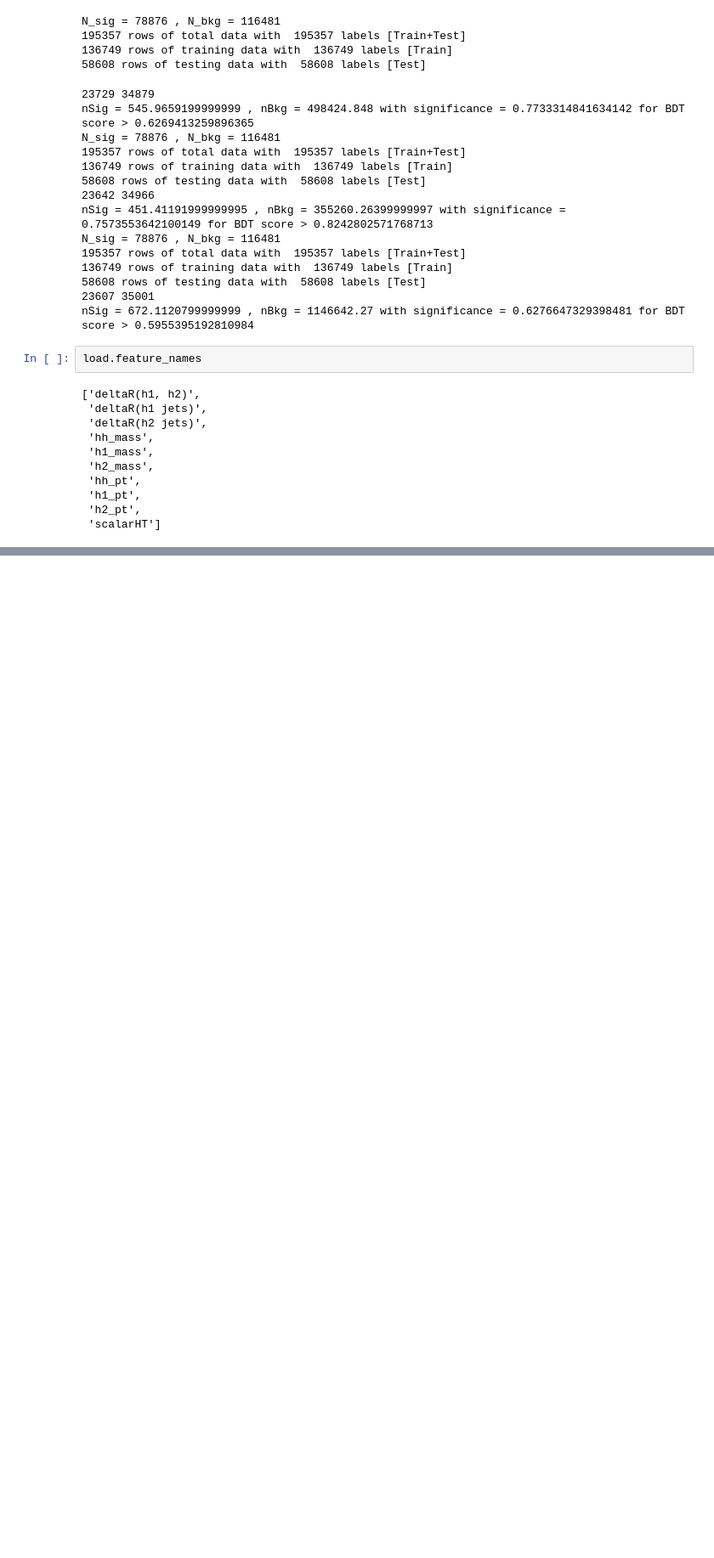
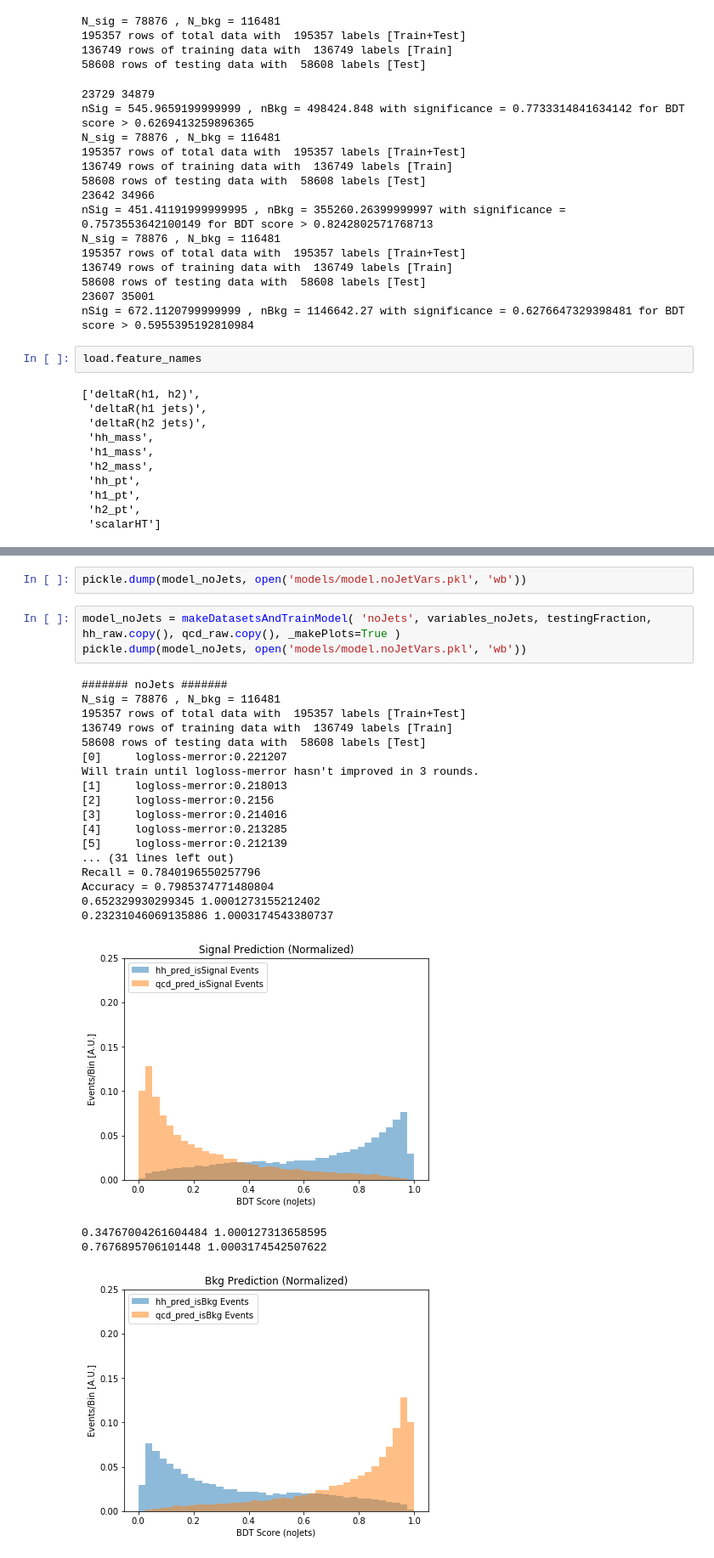
Before and after one commit to neu-physics/dihiggsMLProject, a Jupyter notebook: BoostedDecisionTree/xgboost_sandbox.ipynb, the cells around one changed output, grey strips where cells are left out. Shown at 85% size. Saved outputs shown, nothing was run; the diff lists cells and outputs as text; blank space fills up the shorter version.

```diff
--- a/BoostedDecisionTree/xgboost_sandbox.ipynb
+++ b/BoostedDecisionTree/xgboost_sandbox.ipynb
@@ -333,0 +399,27 @@ load.feature_names
+# %%
+pickle.dump(model_noJets, open('models/model.noJetVars.pkl', 'wb'))
+# %%
+model_noJets = makeDatasetsAndTrainModel( 'noJets', variables_noJets, testingFraction, hh_raw.copy(), qcd_raw.copy(), _makePlots=True )
+pickle.dump(model_noJets, open('models/model.noJetVars.pkl', 'wb'))
+# %% [output]
+####### noJets #######
+N_sig = 78876 , N_bkg = 116481
+195357 rows of total data with  195357 labels [Train+Test]
+136749 rows of training data with  136749 labels [Train]
+58608 rows of testing data with  58608 labels [Test]
+[0]     logloss-merror:0.221207
+Will train until logloss-merror hasn't improved in 3 rounds.
+[1]     logloss-merror:0.218013
+[2]     logloss-merror:0.2156
+[3]     logloss-merror:0.214016
+[4]     logloss-merror:0.213285
+[5]     logloss-merror:0.212139
+... (31 lines left out)
+Recall = 0.7840196550257796
+Accuracy = 0.7985374771480804
+0.652329930299345 1.0001273155212402
+0.23231046069135886 1.0003174543380737
+[figure, added]
+0.34767004261604484 1.000127313658595
+0.7676895706101448 1.0003174542507622
+[figure, added]
```
Also changed, not shown: parts of 9 cells of this notebook, 6 other files.
